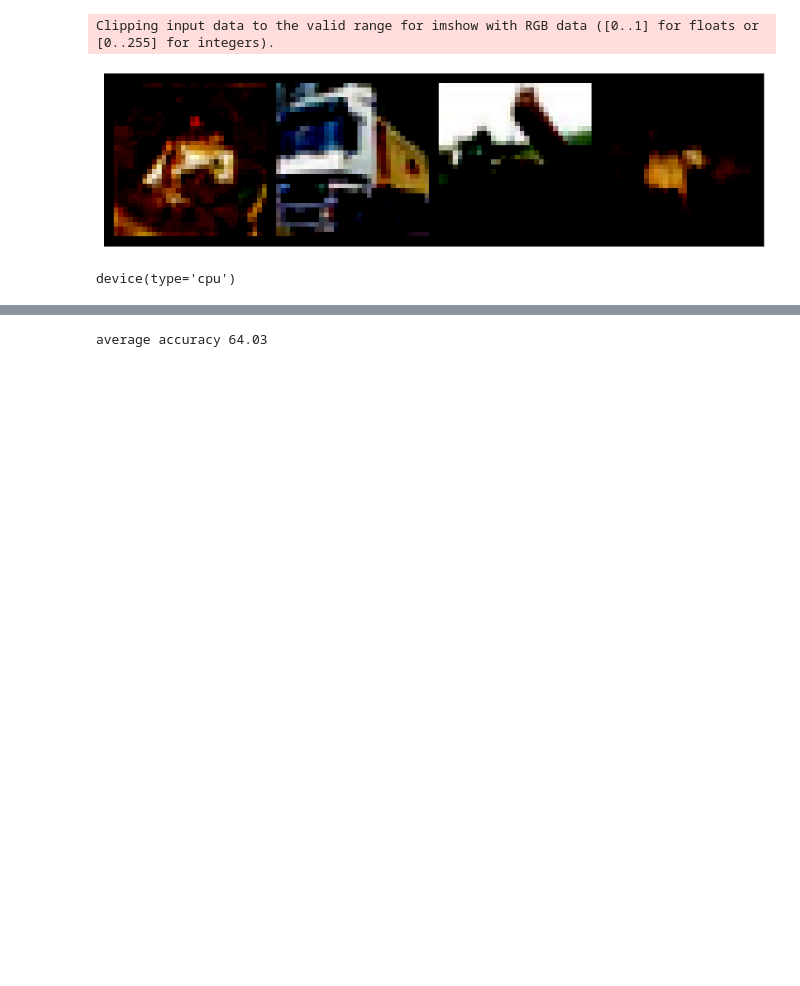
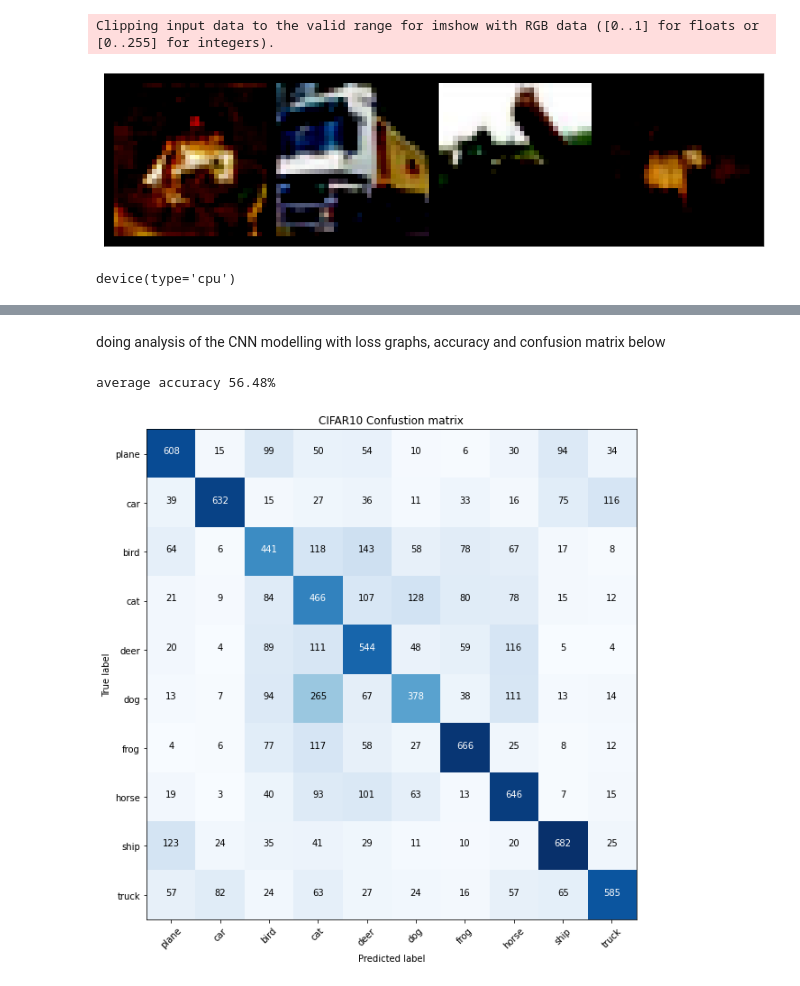
Before and after one commit to dardan-gashi01/random_AI, a Jupyter notebook: task4/task4.ipynb, the cells around one changed output, grey strips where cells are left out. Drawn from its saved outputs; the diff is of its cells as text; code cells hidden in the pictures; blank space fills up the shorter version.

```diff
--- a/task4/task4.ipynb
+++ b/task4/task4.ipynb
@@ -144,20 +223,25 @@ Epoch: 6        Training Loss: 1.357801
+# %% [markdown]
+doing analysis of the CNN modelling with loss graphs, accuracy and confusion matrix below
 # %%
+#another validation but for this block I am calculating the accuracy
 model.eval()
 with torch.no_grad():
-    n_of_correct = 0
-    n_of_samples = 0
-    n_of_class_correct = [0 for i in range(len(classes))]
-    n_of_class_samples = [0 for i in range(len(classes))]
-    for images, labels in test_loader:
+    correct = 0
+    total = 0
+    #iterate the test dataset with all the test images
+    for images, labels in valid_loader:
         images = images.to(device)
         labels = labels.to(device)
+        #forward pass with no loss because we are just predicting here and getting accuracy
         outputs = model(images)
         # max returns (value ,index)
         _, predicted = torch.max(outputs, 1)
-        n_of_samples += labels.size(0)
-        n_of_correct += (predicted == labels).sum().item()
 
-    total_acc = 100.0 * n_of_correct / n_of_samples
-    print(f'average accuracy {total_acc}')
+        total += labels.size(0)
+        correct += (predicted == labels).sum().item()
+    #doing the calculations to get average accuracy to see how well our model performed
+    total_acc = 100.0 * correct / total
+    #displays the accuracy
+    print(f'average accuracy {total_acc}%')
 # %% [output]
-average accuracy 64.03
+average accuracy 56.48%
@@ -166 +248,37 @@ torch.save(model.state_dict(), 'model.ckpt')
+# %%
+# I found this code online to help me get some values so I could draw a confusiion matrix link : https://deeplizard.com/learn/video/0LhiS6yu2qQ
+# the code creates an empty tensor all_preds and then takes all prediction when it runs the model on the images in the test_loader
+#then it concatanates all of the predictions into the all_preds tensor using torch.cat and then we have the predictions we will use in the confusion matrix
+def get_all_preds(model, loader):
+  all_preds = torch.tensor([])
+  for batch in loader:
+    images, labels = batch
+
+    predictions = model(images)
+    all_preds = torch.cat((all_preds, predictions))
+
+  return all_preds
+# %%
+#running the get_all_preds function to draw a confusion matrix
+test_prediction = get_all_preds(model, valid_loader)
+#giving the confusion matrix the things we are modeling with
+cm = confusion_matrix(test_dataset.targets, test_prediction.argmax(dim=1))
+# %%
+#drawing the matrix
+plt.figure(figsize=(10,10))
+plt.imshow(cm, interpolation='nearest', cmap=plt.cm.Blues)
+plt.title('CIFAR10 Confustion matrix')
+tick_marks = np.arange(len(classes))
+plt.xticks(tick_marks, classes, rotation=45)
+plt.yticks(tick_marks, classes)
+t = cm.max() / 2.
+
+for i, j in itertools.product(range(cm.shape[0]), range(cm.shape[1])):
+    plt.text(j, i, format(cm[i, j]),horizontalalignment="center",
+             color="white" if cm[i, j] > t else "black")
+plt.ylabel('True label')
+plt.xlabel('Predicted label')
+plt.show()
+# %% [output]
+[figure, added]
 # %%
```
Also changed, not shown: parts of 17 cells of this notebook, 3 other files.
